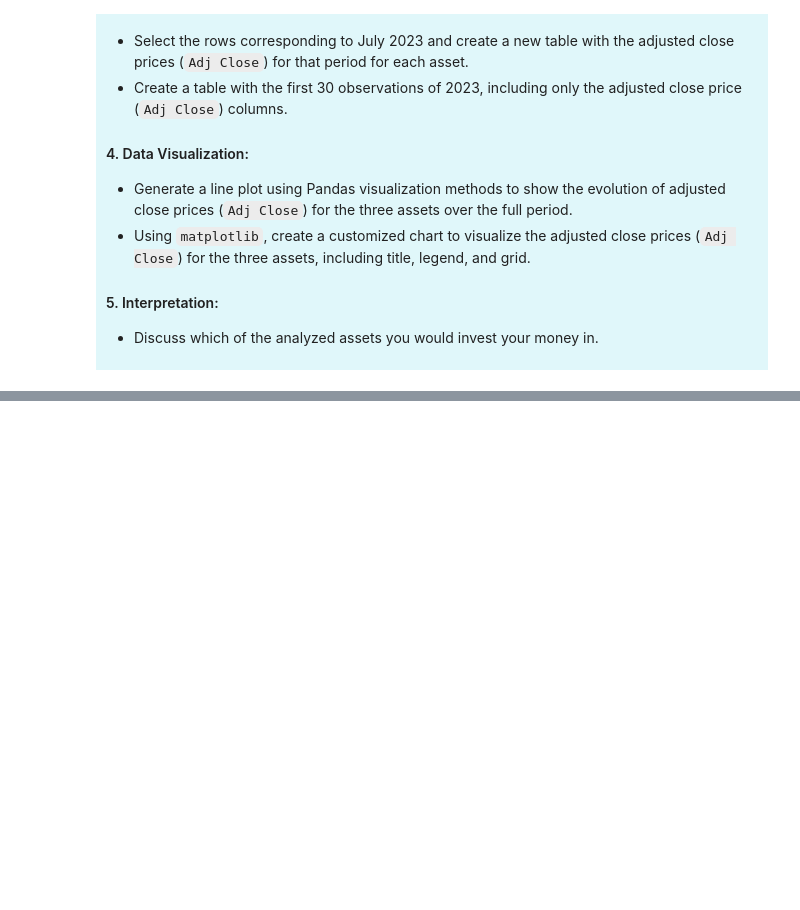
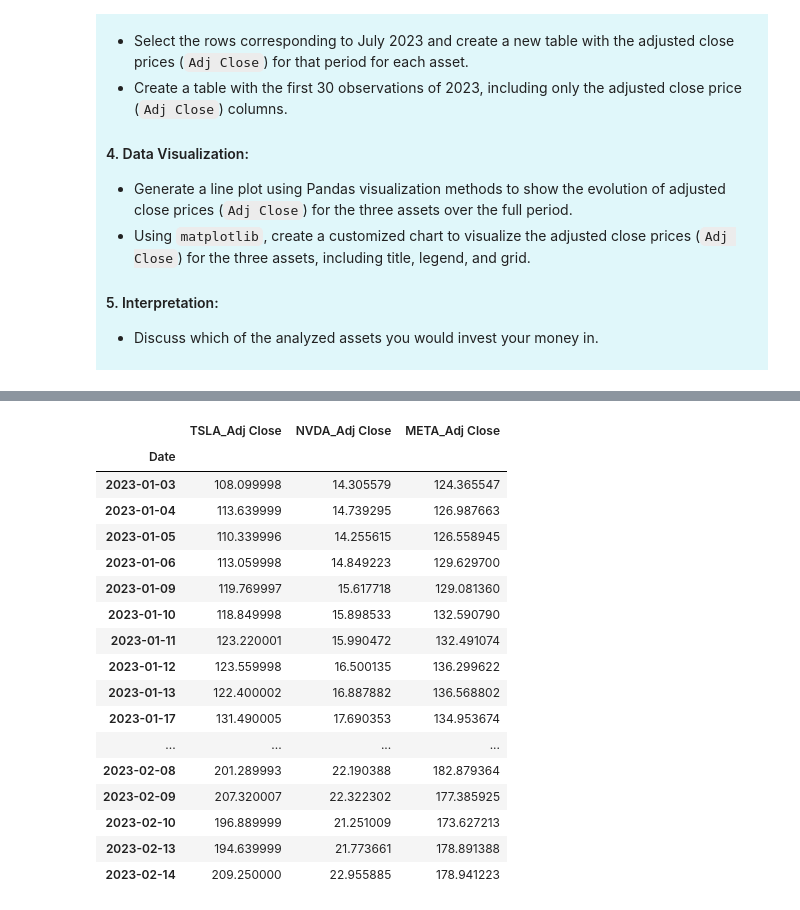
Before and after one commit to alfonso-santos/finanzas-tecnologia-practicas, a Jupyter notebook: src_soluciones/01_01_Descarga_y_descripción_de_activos_financieros_soluciones.ipynb, the cells around one changed output, grey strips where cells are left out. Cells and saved outputs as stored; diff of their text form; code cells hidden in the pictures; blank space fills up the shorter version.

```diff
--- a/src_soluciones/01_01_Descarga_y_descripción_de_activos_financieros_soluciones.ipynb
+++ b/src_soluciones/01_01_Descarga_y_descripción_de_activos_financieros_soluciones.ipynb
@@ -1203,0 +1313,23 @@ plt.show()
+# %%
+# First 30 observations of 2023 with adjusted close price columns
+df_first_30_obs = df_adj_close.head(30)
+df_first_30_obs
+# %% [output]
+|  | TSLA_Adj Close | NVDA_Adj Close | META_Adj Close |
+| Date |  |  |  |
+| 2023-01-03 | 108.099998 | 14.305579 | 124.365547 |
+| 2023-01-04 | 113.639999 | 14.739295 | 126.987663 |
+| 2023-01-05 | 110.339996 | 14.255615 | 126.558945 |
+| 2023-01-06 | 113.059998 | 14.849223 | 129.629700 |
+| 2023-01-09 | 119.769997 | 15.617718 | 129.081360 |
+| 2023-01-10 | 118.849998 | 15.898533 | 132.590790 |
+| 2023-01-11 | 123.220001 | 15.990472 | 132.491074 |
+| 2023-01-12 | 123.559998 | 16.500135 | 136.299622 |
+| 2023-01-13 | 122.400002 | 16.887882 | 136.568802 |
+| 2023-01-17 | 131.490005 | 17.690353 | 134.953674 |
+| ... | ... | ... | ... |
+| 2023-02-08 | 201.289993 | 22.190388 | 182.879364 |
+| 2023-02-09 | 207.320007 | 22.322302 | 177.385925 |
+| 2023-02-10 | 196.889999 | 21.251009 | 173.627213 |
+| 2023-02-13 | 194.639999 | 21.773661 | 178.891388 |
+| 2023-02-14 | 209.250000 | 22.955885 | 178.941223 |
```
Also changed, not shown: parts of 19 cells of this notebook, 4 other files.
